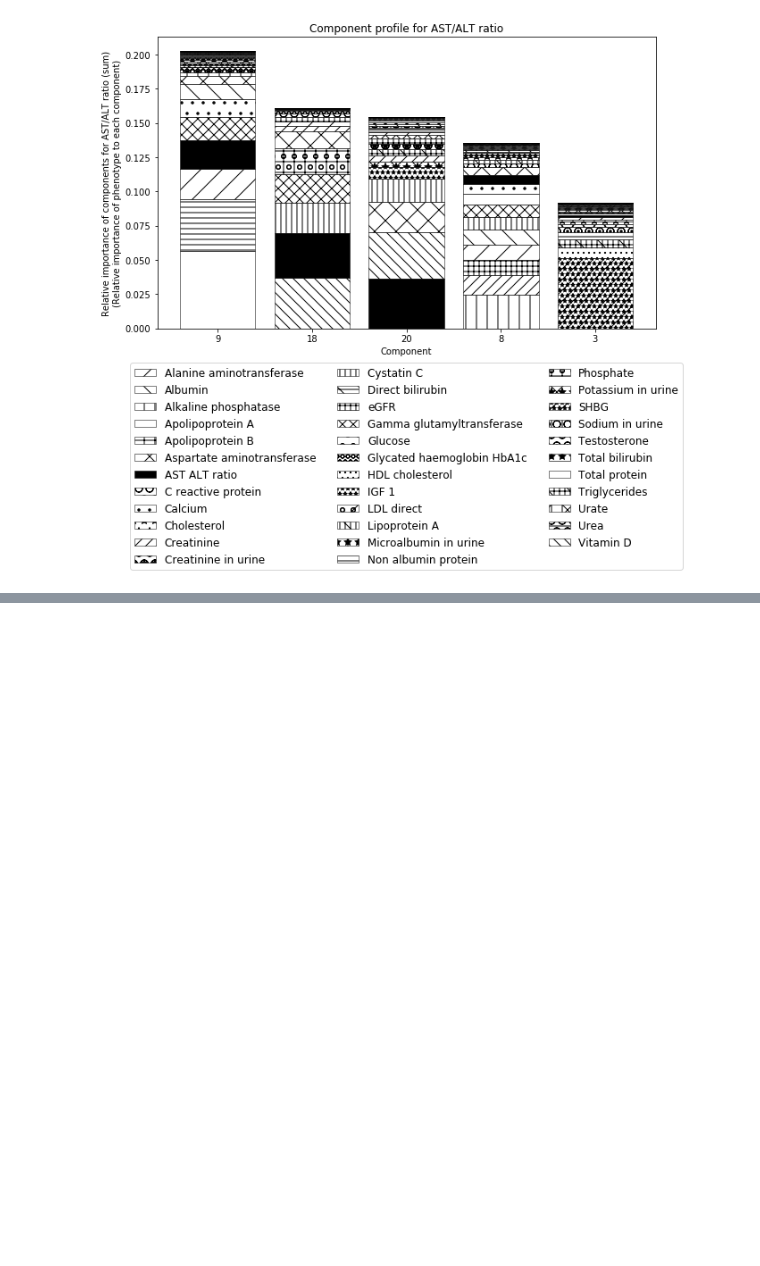
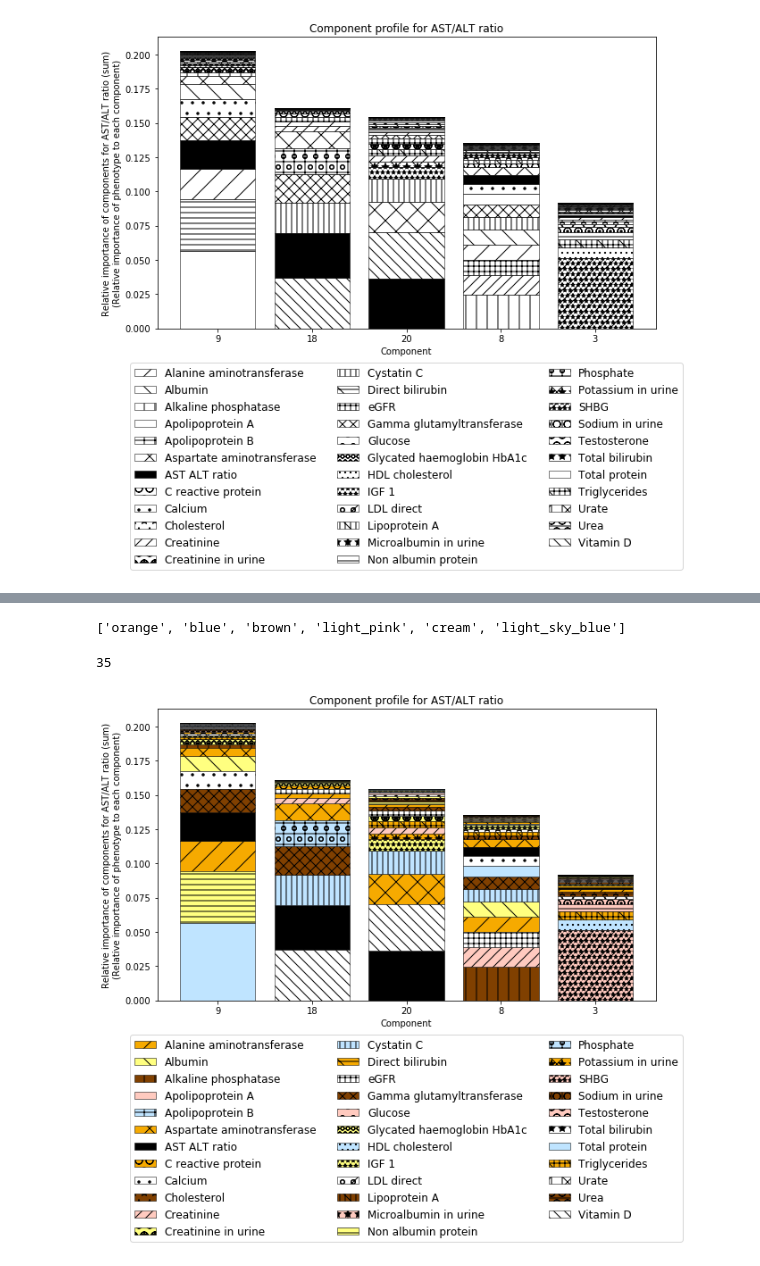
Before and after one commit to rivas-lab/biobank-methods-dev, a Jupyter notebook: notebook/20210422_SRRR/Biomarkers_rank35/contribution_AST_ALT_ratio_gray_step2_py.ipynb, the cells around one changed output, grey strips where cells are left out. Cells and saved outputs as stored; diff of their text form; code cells hidden in the pictures; blank space fills up the shorter version.

Commit message:
add color version of AST ALT ratio component figure

```diff
--- a/notebook/20210422_SRRR/Biomarkers_rank35/contribution_AST_ALT_ratio_gray_step2_py.ipynb
+++ b/notebook/20210422_SRRR/Biomarkers_rank35/contribution_AST_ALT_ratio_gray_step2_py.ipynb
@@ -80,0 +85,5 @@ fig.savefig("contribution_AST_ALT_ratio_gray.pdf", dpi=600, bbox_inches="tight")
+# %%
+cud4_cols_df = pd.read_csv(os.path.join(cud4_d, 'colors.tsv'), sep='\t')
+cud4_pals_df = pd.read_csv(os.path.join(cud4_d, 'palettes.txt'), sep='\t')
+# %%
+cud4_cols_dict = dict(zip(cud4_cols_df['color_key'], cud4_cols_df['hex']))
@@ -80,0 +95,4 @@ fig.savefig("contribution_AST_ALT_ratio_gray.pdf", dpi=600, bbox_inches="tight")
+# %%
+col_keys
+# %% [output]
+['orange', 'blue', 'brown', 'light_pink', 'cream', 'light_sky_blue']
@@ -80,0 +133,4 @@ fig.savefig("contribution_AST_ALT_ratio_gray.pdf", dpi=600, bbox_inches="tight")
+# %%
+len(colors)
+# %% [output]
+35
@@ -80,0 +139,36 @@ fig.savefig("contribution_AST_ALT_ratio_gray.pdf", dpi=600, bbox_inches="tight")
+# %%
+width = 0.8
+fig = plt.figure(figsize=[10, 6])
+ax = fig.add_subplot(111)
+
+n_components = 5
+components = [component_dict[x] for x in range(n_components)]
+
+for trait_idx in range(len(trait_dict)):
+    ax.bar(
+        components,
+        [scaled_ct_dict[(c, trait_idx)] for c in range(n_components)],
+        width,
+        bottom = [cumsum_dict[(c, trait_idx)] for c in range(n_components)],
+        label = trait_dict[trait_idx],
+        hatch=hatchs[trait_idx],
+        fill=True,
+        color=cud4_cols_dict[colors[trait_idx]],
+        linewidth=.5,
+        edgecolor='black'
+    )
+
+ax.set_xlabel('Component')
+ax.set_ylabel('Relative importance of components for AST/ALT ratio (sum)\n(Relative importance of phenotype to each component)')
+ax.set_title('Component profile for AST/ALT ratio')
+ax.legend(
+    ncol=3,
+    loc='upper center',
+    bbox_to_anchor=(0.5, -0.1),
+    prop={'size': 12}
+)
+
+fig.savefig("contribution_AST_ALT_ratio_color.png", dpi=600, bbox_inches="tight")
+fig.savefig("contribution_AST_ALT_ratio_color.pdf", dpi=600, bbox_inches="tight")
+# %% [output]
+[figure, added]
```
Also changed, not shown: parts of 5 cells of this notebook, 4 other files.
